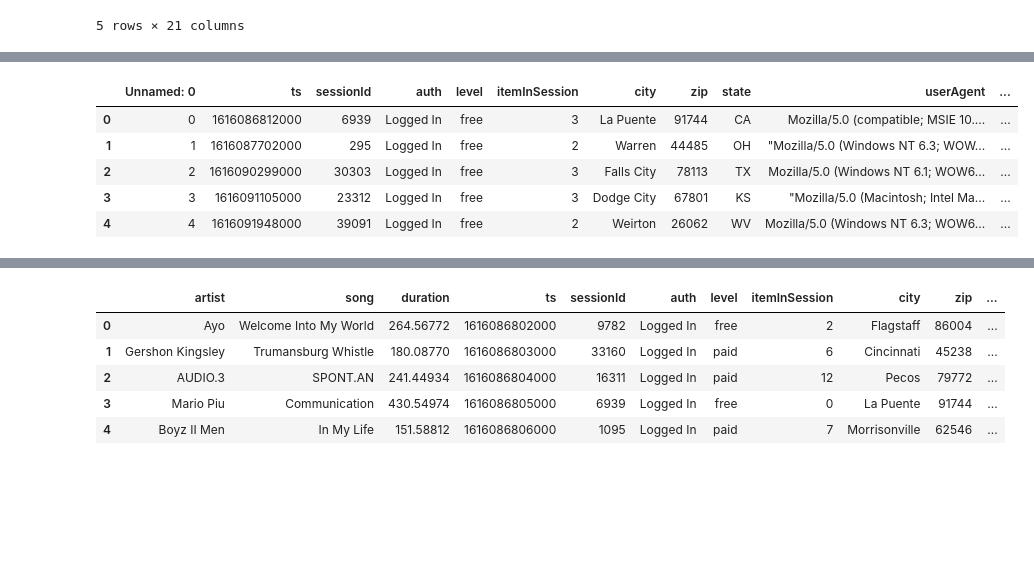
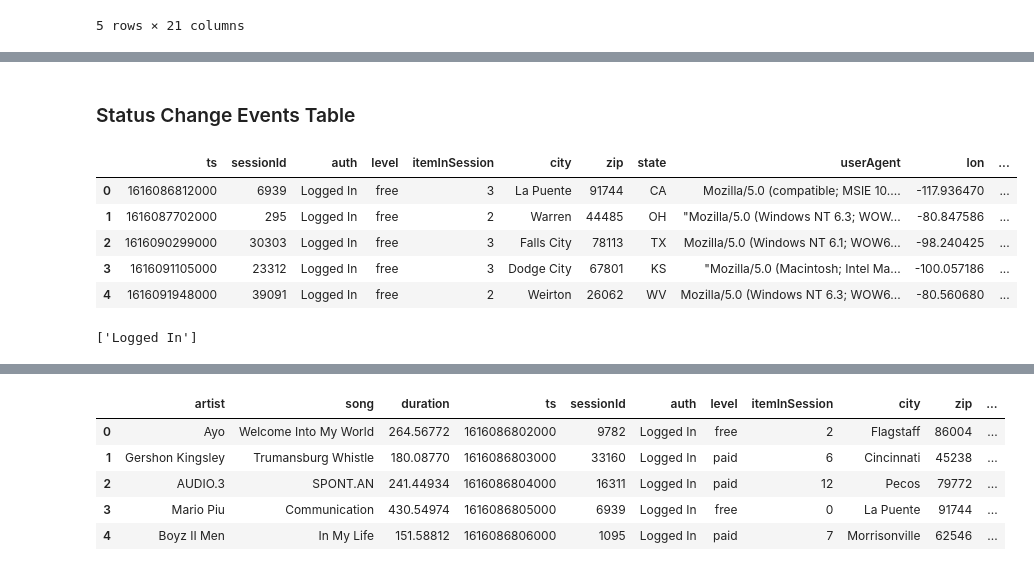
Before and after one commit to lupusruber/music_analytics, a Jupyter notebook: scripts/tests.ipynb, the cells around one changed output, grey strips where cells are left out. Saved outputs shown, nothing was run; the diff lists cells and outputs as text; code cells hidden in the pictures; blank space fills up the shorter version.

```diff
--- a/scripts/tests.ipynb
+++ b/scripts/tests.ipynb
@@ -192,13 +222,20 @@ Index(['Unnamed: 0', 'ts', 'sessionId', 'page', 'auth', 'method', 'status',
+# %% [markdown]
+### Status Change Events Table
 # %%
 status_change = pd.read_csv(
     "/home/lupusruber/music_analytics/data/status_change_events.csv"
 )
+status_change.drop(["Unnamed: 0"], inplace=True, axis=1)
 status_change.head()
 # %% [output]
-|  | Unnamed: 0 | ts | sessionId | auth | level | itemInSession | city | zip | state | userAgent | ... |
-| 0 | 0 | 1616086812000 | 6939 | Logged In | free | 3 | La Puente | 91744 | CA | Mozilla/5.0 (compatible; MSIE 10.... | ... |
-| 1 | 1 | 1616087702000 | 295 | Logged In | free | 2 | Warren | 44485 | OH | "Mozilla/5.0 (Windows NT 6.3; WOW... | ... |
-| 2 | 2 | 1616090299000 | 30303 | Logged In | free | 3 | Falls City | 78113 | TX | Mozilla/5.0 (Windows NT 6.1; WOW6... | ... |
-| 3 | 3 | 1616091105000 | 23312 | Logged In | free | 3 | Dodge City | 67801 | KS | "Mozilla/5.0 (Macintosh; Intel Ma... | ... |
-| 4 | 4 | 1616091948000 | 39091 | Logged In | free | 2 | Weirton | 26062 | WV | Mozilla/5.0 (Windows NT 6.3; WOW6... | ... |
+|  | ts | sessionId | auth | level | itemInSession | city | zip | state | userAgent | lon | ... |
+| 0 | 1616086812000 | 6939 | Logged In | free | 3 | La Puente | 91744 | CA | Mozilla/5.0 (compatible; MSIE 10.... | -117.936470 | ... |
+| 1 | 1616087702000 | 295 | Logged In | free | 2 | Warren | 44485 | OH | "Mozilla/5.0 (Windows NT 6.3; WOW... | -80.847586 | ... |
+| 2 | 1616090299000 | 30303 | Logged In | free | 3 | Falls City | 78113 | TX | Mozilla/5.0 (Windows NT 6.1; WOW6... | -98.240425 | ... |
+| 3 | 1616091105000 | 23312 | Logged In | free | 3 | Dodge City | 67801 | KS | "Mozilla/5.0 (Macintosh; Intel Ma... | -100.057186 | ... |
+| 4 | 1616091948000 | 39091 | Logged In | free | 2 | Weirton | 26062 | WV | Mozilla/5.0 (Windows NT 6.3; WOW6... | -80.560680 | ... |
+# %%
+status_change['auth'].unique().tolist()
+# %% [output]
+['Logged In']
 # %%
```
Also changed, not shown: parts of 14 cells of this notebook, 4 other files.
